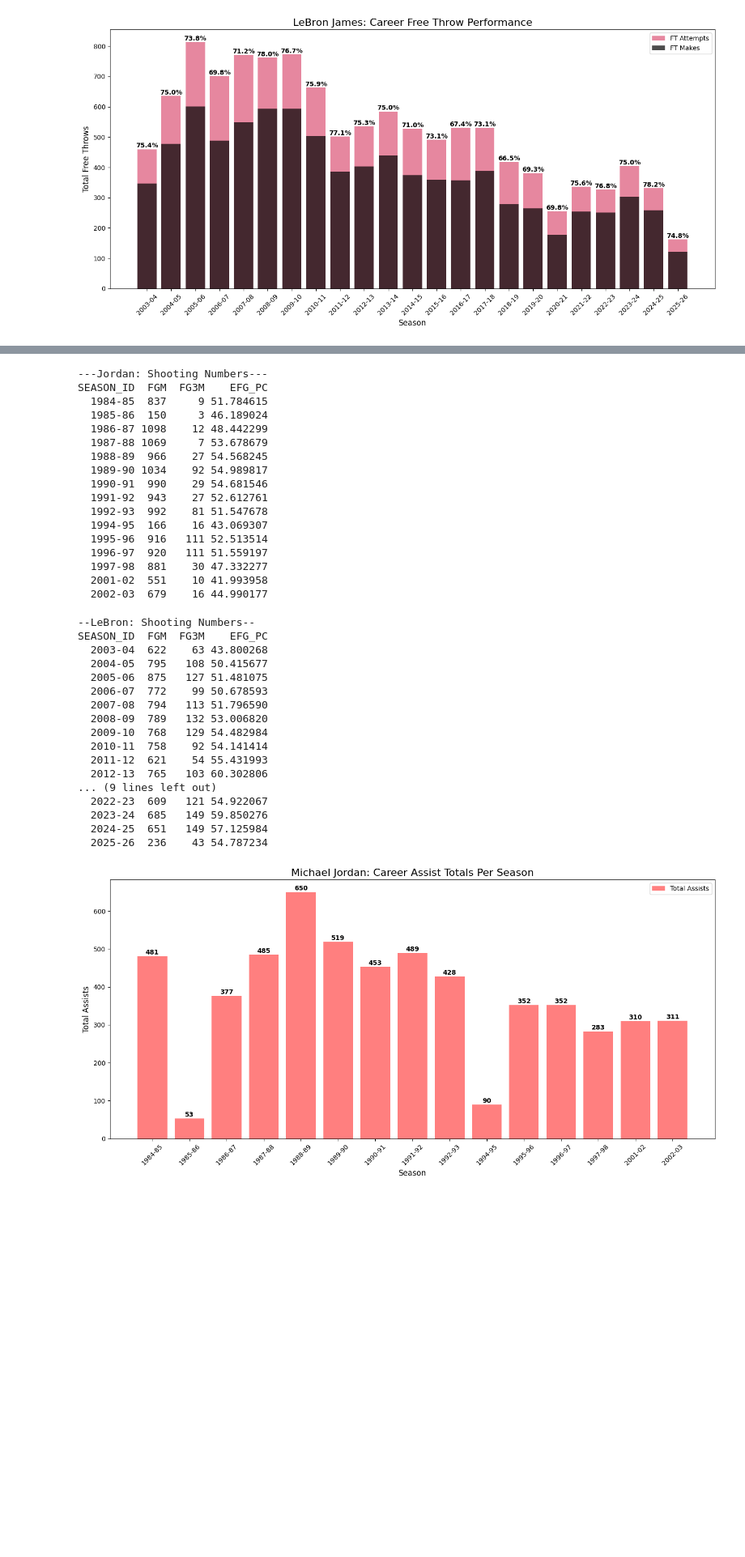
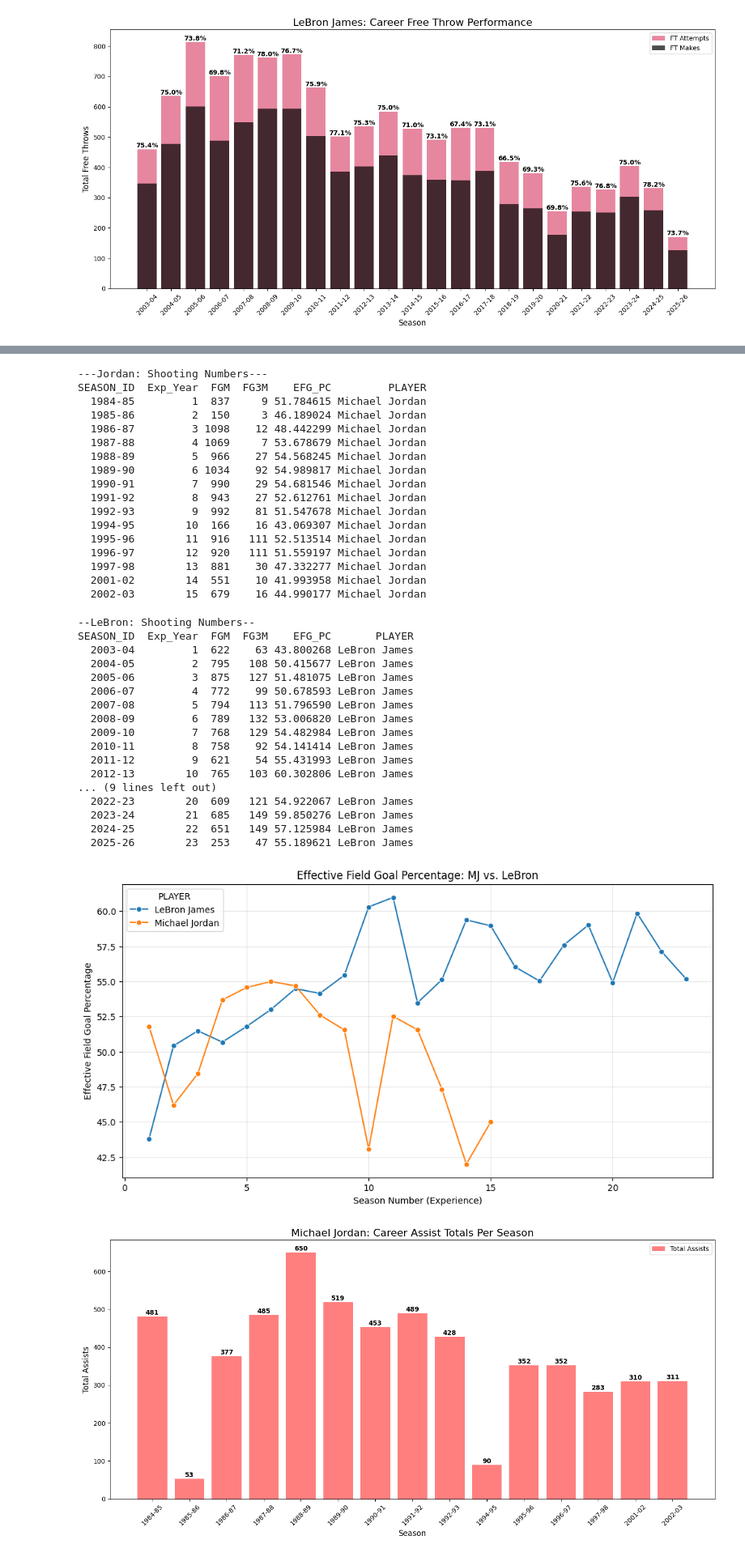
Before and after one commit to Jtambwe7305/mj-vs-lbj-nba-analysis-ai-help, a Jupyter notebook: Goat_comparison.ipynb, the cells around one changed output, grey strips where cells are left out. Shown at 81% size. Drawn from its saved outputs; the diff is of its cells as text; code cells hidden in the pictures; blank space fills up the shorter version.

Commit message:
Update 37: EFG Plot

```diff
--- a/Goat_comparison.ipynb
+++ b/Goat_comparison.ipynb
@@ -602,51 +610,63 @@ def get_eff_fgpct(df):
     df = df.copy()
     # To get "54.3%" format:
     df['EFG_PC'] = ( (df['FGM'] + (df['FG3M'] * 0.5)) / df['FGA'] ) * 100
-    return df[['SEASON_ID', 'FGM', 'FG3M', 'EFG_PC']]
+    return df[['SEASON_ID', 'Exp_Year', 'FGM', 'FG3M', 'EFG_PC', 'PLAYER']]
 
 mj_efg = get_eff_fgpct(mj_stats)
 print('---Jordan: Shooting Numbers---')
 print(mj_efg.to_string(index=False))
 # %% [output]
 ---Jordan: Shooting Numbers---
-SEASON_ID  FGM  FG3M    EFG_PC
-  1984-85  837     9 51.784615
-  1985-86  150     3 46.189024
-  1986-87 1098    12 48.442299
-  1987-88 1069     7 53.678679
-  1988-89  966    27 54.568245
-  1989-90 1034    92 54.989817
-  1990-91  990    29 54.681546
-  1991-92  943    27 52.612761
-  1992-93  992    81 51.547678
-  1994-95  166    16 43.069307
-  1995-96  916   111 52.513514
-  1996-97  920   111 51.559197
-  1997-98  881    30 47.332277
-  2001-02  551    10 41.993958
-  2002-03  679    16 44.990177
+SEASON_ID  Exp_Year  FGM  FG3M    EFG_PC         PLAYER
+  1984-85         1  837     9 51.784615 Michael Jordan
+  1985-86         2  150     3 46.189024 Michael Jordan
+  1986-87         3 1098    12 48.442299 Michael Jordan
+  1987-88         4 1069     7 53.678679 Michael Jordan
+  1988-89         5  966    27 54.568245 Michael Jordan
+  1989-90         6 1034    92 54.989817 Michael Jordan
+  1990-91         7  990    29 54.681546 Michael Jordan
+  1991-92         8  943    27 52.612761 Michael Jordan
+  1992-93         9  992    81 51.547678 Michael Jordan
+  1994-95        10  166    16 43.069307 Michael Jordan
+  1995-96        11  916   111 52.513514 Michael Jordan
+  1996-97        12  920   111 51.559197 Michael Jordan
+  1997-98        13  881    30 47.332277 Michael Jordan
+  2001-02        14  551    10 41.993958 Michael Jordan
+  2002-03        15  679    16 44.990177 Michael Jordan
 # %%
 lbj_efg = get_eff_fgpct(lbj_stats)
 print("--LeBron: Shooting Numbers--")
 print(lbj_efg.to_string(index=False))
 # %% [output]
 --LeBron: Shooting Numbers--
-SEASON_ID  FGM  FG3M    EFG_PC
-  2003-04  622    63 43.800268
-  2004-05  795   108 50.415677
-  2005-06  875   127 51.481075
-  2006-07  772    99 50.678593
-  2007-08  794   113 51.796590
-  2008-09  789   132 53.006820
-  2009-10  768   129 54.482984
-  2010-11  758    92 54.141414
-  2011-12  621    54 55.431993
-  2012-13  765   103 60.302806
+SEASON_ID  Exp_Year  FGM  FG3M    EFG_PC       PLAYER
+  2003-04         1  622    63 43.800268 LeBron James
+  2004-05         2  795   108 50.415677 LeBron James
+  2005-06         3  875   127 51.481075 LeBron James
+  2006-07         4  772    99 50.678593 LeBron James
+  2007-08         5  794   113 51.796590 LeBron James
+  2008-09         6  789   132 53.006820 LeBron James
+  2009-10         7  768   129 54.482984 LeBron James
+  2010-11         8  758    92 54.141414 LeBron James
+  2011-12         9  621    54 55.431993 LeBron James
+  2012-13        10  765   103 60.302806 LeBron James
 ... (9 lines left out)
-  2022-23  609   121 54.922067
-  2023-24  685   149 59.850276
-  2024-25  651   149 57.125984
-  2025-26  236    43 54.787234
+  2022-23        20  609   121 54.922067 LeBron James
+  2023-24        21  685   149 59.850276 LeBron James
+  2024-25        22  651   149 57.125984 LeBron James
+  2025-26        23  253    47 55.189621 LeBron James
+# %%
+df_efg = pd.concat([lbj_efg, mj_efg])
+
+plt.figure(figsize=(12, 6))
+sns.lineplot(data=df_efg, x='Exp_Year', y='EFG_PC', hue='PLAYER', marker='o')
+plt.title('Effective Field Goal Percentage: MJ vs. LeBron')
+plt.xlabel('Season Number (Experience)')
+plt.ylabel('Effective Field Goal Percentage')
+plt.grid(True, alpha=0.3)
+plt.show()
+# %% [output]
+[figure, added]
 # %%
 mj_assists = mj_stats[['SEASON_ID', 'AST']].copy()
 
```
Also changed, not shown: parts of 7 cells of this notebook, 1 other file.
